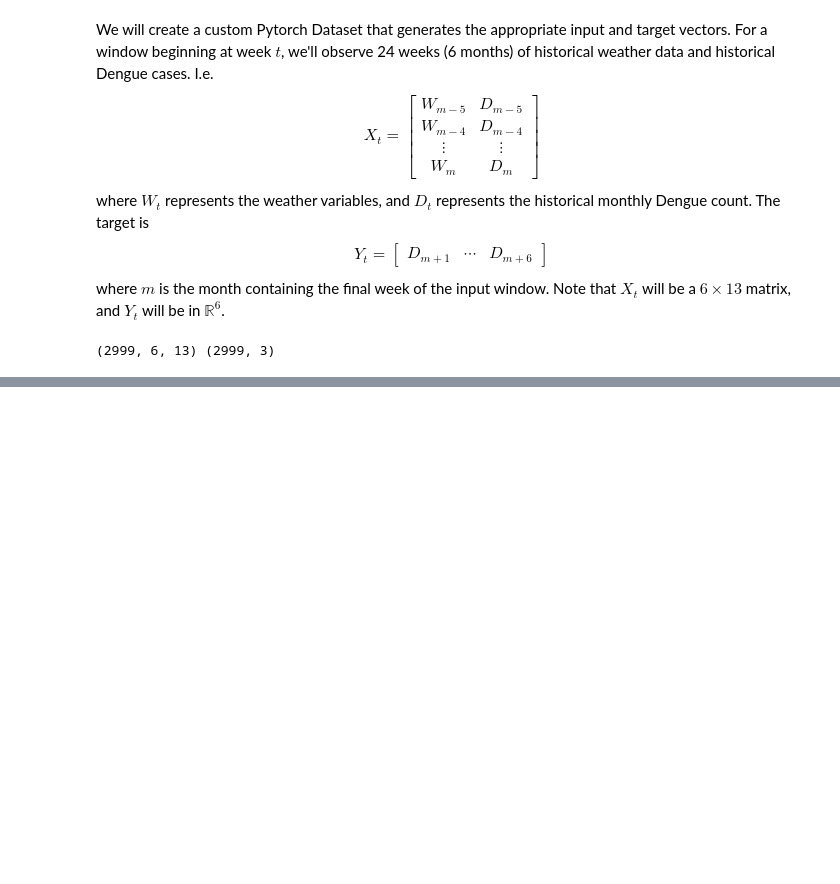
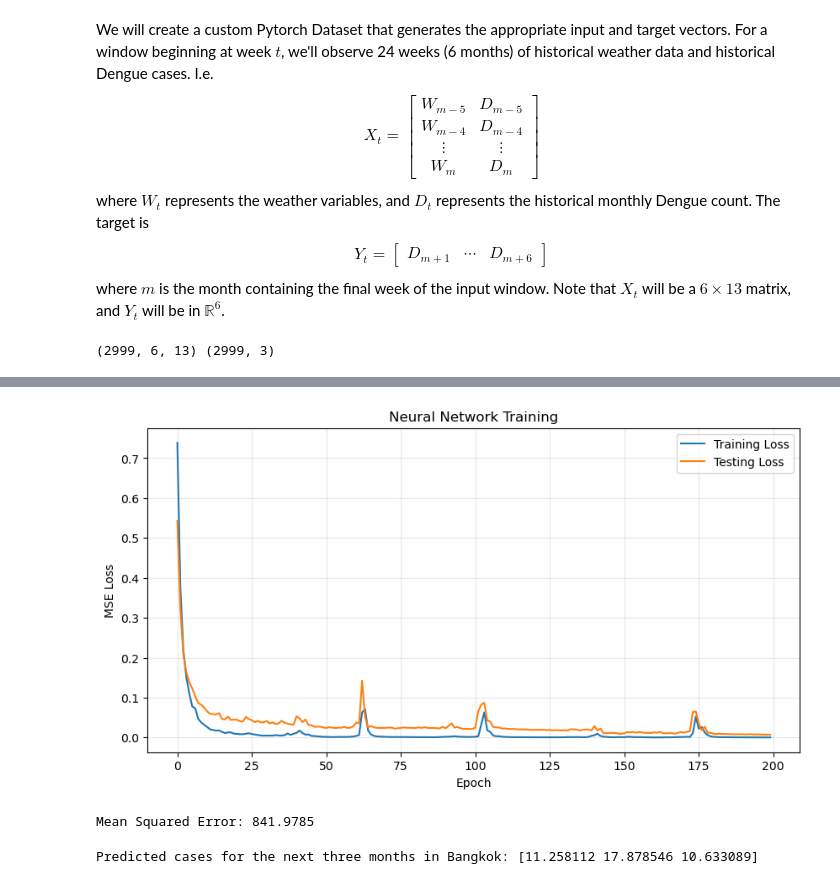
Before and after one commit to maxriback/740-Project, a Jupyter notebook: analysis/dengue_torch_2.ipynb, the cells around one changed output, grey strips where cells are left out. Cells and saved outputs as stored; diff of their text form; code cells hidden in the pictures; blank space fills up the shorter version.

```diff
--- a/analysis/dengue_torch_2.ipynb
+++ b/analysis/dengue_torch_2.ipynb
@@ -171,0 +237,30 @@ print(X.shape, Y.shape)
+# %%
+# Dimensions
+nfeatures = 6 * X_train.shape[2]
+nforecast = Y_train.shape[1]
+
+hiddenlayersizes = [256, 128, 64, 32]
+
+# Initialize model
+model = NeuralNetwork(
+    nfeatures= nfeatures,
+    nforecast=nforecast,
+    hiddenlayersizes=hiddenlayersizes
+)
+
+# Loss function and optimizer
+criterion = nn.MSELoss()
+optimizer = optim.Adam(model.parameters(), lr=0.001)
+
+print(model)
+
+weights = []
+
+for layer in model.linear_relu_stack:
+    if isinstance(layer, nn.Linear):
+        weights.append(layer.weight.detach().cpu().numpy())
+
+print(weights[0].shape)
+print(weights[1].shape)
+print(weights[2].shape)
+print(weights[3].shape)
@@ -171,0 +353,45 @@ print(X.shape, Y.shape)
+# %%
+plt.figure(figsize=(10, 5))
+
+plt.plot(train_losses, label="Training Loss")
+plt.plot(test_losses, label="Testing Loss")
+
+plt.xlabel("Epoch")
+plt.ylabel("MSE Loss")
+plt.title("Neural Network Training")
+plt.legend()
+plt.grid(alpha=0.3)
+plt.show()
+# %% [output]
+[figure, added]
+# %%
+model.eval()
+
+with torch.no_grad():
+    Y_pred = model(torch.tensor(X_test, dtype=torch.float32)).numpy()
+
+# Reverse target standardization, if you standardized Y
+Y_pred = Y_pred * std_y + mean_y
+Y_actual = Y_test * std_y + mean_y
+
+# Calculate and print the mean squared error
+mse = ((Y_pred - Y_actual) ** 2).mean()
+print("Mean Squared Error:", mse)
+# %% [output]
+Mean Squared Error: 841.9785
+# %%
+
+# Make a three month forecast for cases in Bangkok
+bangkok_df = df_dict["BANGKOK"]
+last_window = bangkok_df.iloc[-window_size:]
+
+x = torch.tensor(
+    last_window[input_cols].to_numpy(dtype=np.float32)
+).unsqueeze(0)
+
+model.eval()
+with torch.no_grad():
+    y_pred = model(x)
+print("Predicted cases for the next three months in Bangkok:", y_pred.squeeze().numpy())
+# %% [output]
+Predicted cases for the next three months in Bangkok: [11.258112 17.878546 10.633089]
```
Also changed, not shown: parts of 9 cells of this notebook.
